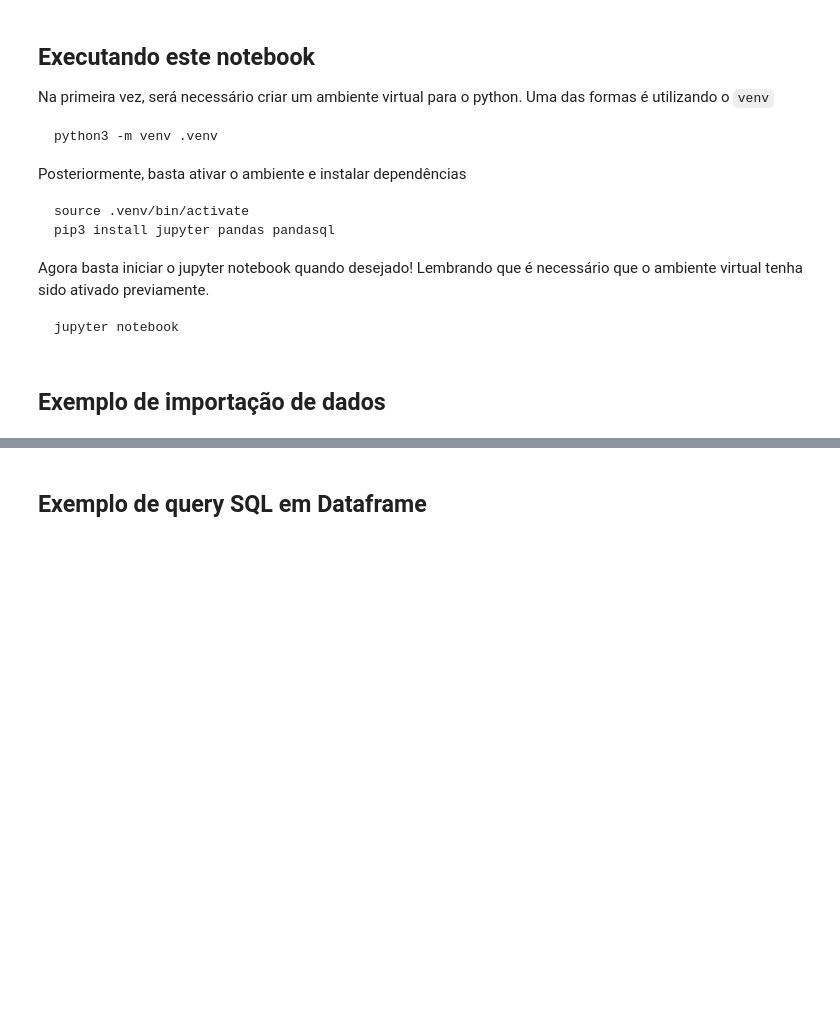
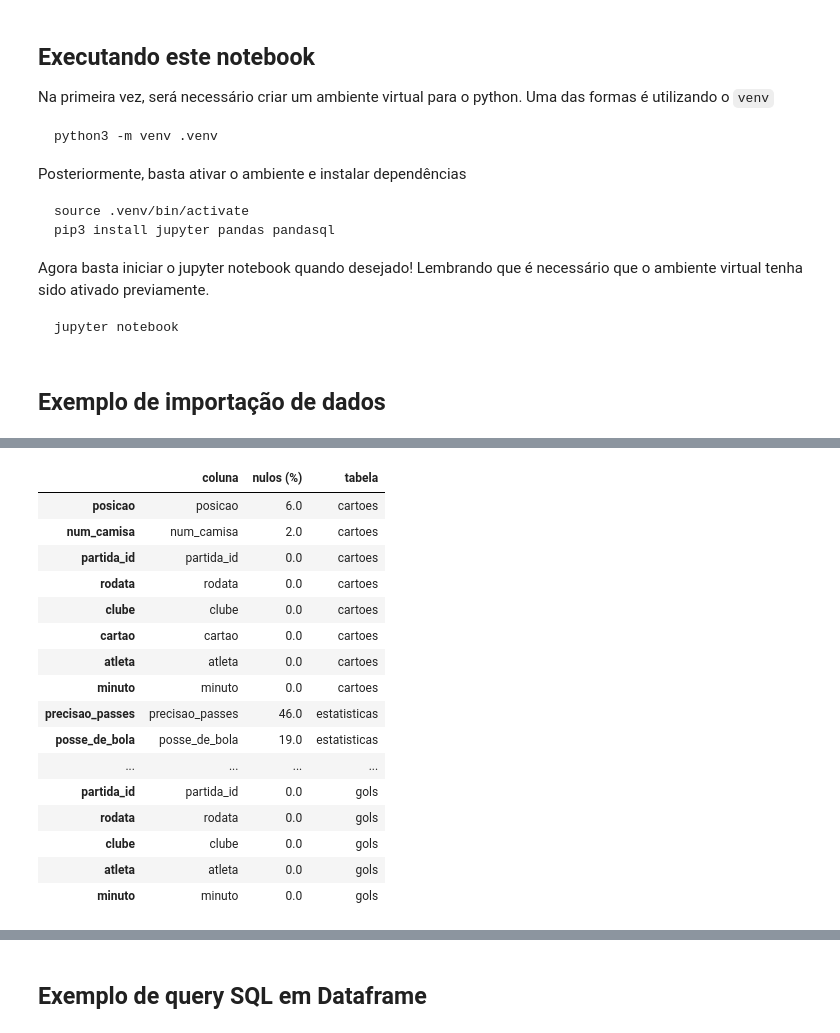
Before and after one commit to ailujana/desafio-data-analysis, a Jupyter notebook: example.ipynb, the cells around one changed output, grey strips where cells are left out. Cells and saved outputs as stored; diff of their text form; code cells hidden in the pictures; blank space fills up the shorter version.

```diff
--- a/example.ipynb
+++ b/example.ipynb
@@ -35,3 +35,13 @@ df_est = pd.read_csv(dataset_path + '/campeonato-brasileiro-estatisticas-full.cs
 
 display(df_est.head())
 df_est.info()
+
+df_cartoes = pd.read_csv(dataset_path + '/campeonato-brasileiro-cartoes.csv')
+
+display(df_cartoes.head())
+df_cartoes.info()
+
+df_gols = pd.read_csv(dataset_path + '/campeonato-brasileiro-gols.csv')
+
+display(df_gols.head())
+df_gols.info()
@@ -42,0 +217,33 @@ df_full['hora'] = pd.to_datetime(df_full['hora'], format='%H:%M', errors='coerce
+# %%
+def resumo_nulos(df, nome):
+    return pd.DataFrame({
+        "coluna": df.columns,
+        "nulos (%)": df.isna().mean().round(2) * 100,
+        "tabela": nome
+    })
+
+nulos_full = resumo_nulos(df_full_filtrado, "full")
+nulos_est = resumo_nulos(df_estatisticas_filtrado, "estatisticas")
+nulos_cart = resumo_nulos(df_cartoes_filtrado, "cartoes")
+nulos_gols = resumo_nulos(df_gols_filtrado, "gols")
+
+# Concatenar e visualizar
+pd.concat([nulos_full, nulos_est, nulos_cart, nulos_gols]).sort_values(by=["tabela", "nulos (%)"], ascending=[True, False])
+# %% [output]
+|  | coluna | nulos (%) | tabela |
+| posicao | posicao | 6.0 | cartoes |
+| num_camisa | num_camisa | 2.0 | cartoes |
+| partida_id | partida_id | 0.0 | cartoes |
+| rodata | rodata | 0.0 | cartoes |
+| clube | clube | 0.0 | cartoes |
+| cartao | cartao | 0.0 | cartoes |
+| atleta | atleta | 0.0 | cartoes |
+| minuto | minuto | 0.0 | cartoes |
+| precisao_passes | precisao_passes | 46.0 | estatisticas |
+| posse_de_bola | posse_de_bola | 19.0 | estatisticas |
+| ... | ... | ... | ... |
+| partida_id | partida_id | 0.0 | gols |
+| rodata | rodata | 0.0 | gols |
+| clube | clube | 0.0 | gols |
+| atleta | atleta | 0.0 | gols |
+| minuto | minuto | 0.0 | gols |
```
Also changed, not shown: parts of 15 cells of this notebook, 1 other file.
